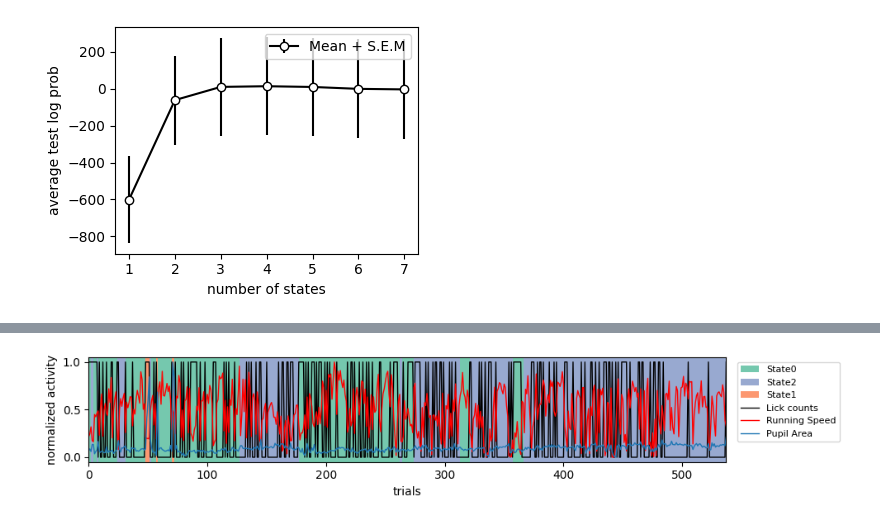
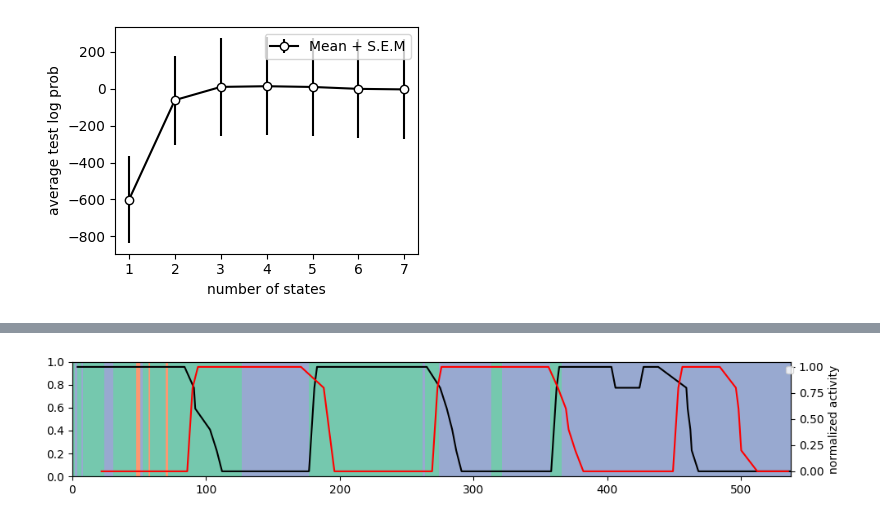
Before and after one commit to AllenSWDB/SWDB_2025_Behavior-States, a Jupyter notebook: code/Workshop-2.ipynb, the cells around one changed output, grey strips where cells are left out. Drawn from its saved outputs; the diff is of its cells as text; code cells hidden in the pictures.

Commit message:
Update response rate evaluations

```diff
--- a/code/Workshop-2.ipynb
+++ b/code/Workshop-2.ipynb
@@ -78,10 +78,10 @@ behavior_data = pd.DataFrame({
 })
 
 # response rates
-vis1_response_rate = trials[(trials["stim_name"] == 'vis1') & (trials.is_go)].is_hit.rolling(10).mean()
-vis2_response_rate = trials[(trials["stim_name"] == 'vis2') & (trials.is_go)].is_hit.rolling(10).mean()
-sound1_response_rate = trials[(trials["stim_name"] == 'sound1') & (trials.is_go)].is_hit.rolling(10).mean()
-sound2_response_rate = trials[(trials["stim_name"] == 'sound2') & (trials.is_go)].is_hit.rolling(10).mean()
+vis1_response_rate = trials[(trials["stim_name"] == 'vis1')].is_hit.rolling(5).mean()
+vis2_response_rate = trials[(trials["stim_name"] == 'vis2')].is_hit.rolling(5).mean()
+sound1_response_rate = trials[(trials["stim_name"] == 'sound1')].is_hit.rolling(5).mean()
+sound2_response_rate = trials[(trials["stim_name"] == 'sound2')].is_hit.rolling(5).mean()
 
 task_data = pd.DataFrame({
     'vis1_reponse_rate': vis1_response_rate,
@@ -128,7 +128,7 @@ for num_states in range(1, 8):
     test_log_probs = []
     predicted_states = np.zeros([observations.shape[0], n_batches], dtype = int)
 
-    for batch in trange(n_batches):
+    for batch in range(n_batches):
         # Extract all but this batch for training
         train_observations = np.concatenate([batched_observations[:batch], batched_observations[batch+1:]])#.reshape((n_batches - 1)*batch_size, -1)
         flat_train_observations = train_observations.reshape((n_batches - 1) * batch_size, -1)
@@ -216,35 +234,37 @@ most_likely_states = final_hmm.most_likely_states(params, input_data)
 
 # Overlay the precision and recall curves on top of the inferred states
 fig, ax = plt.subplots(figsize=(10, 2))
 cmap =sns.color_palette("Set2", best_num_states)
 bounds=np.arange(-0.5, best_num_states, 0.5)
 
 # Define state boundaries
 states = most_likely_states
 switch_trials = np.where(np.diff(states))[0]
 switch_trials = np.concatenate(([0], switch_trials, [len(go_trials)-1]))
 
 # Plot the states
 for i, trial in enumerate(switch_trials[:-1]):
     for state_no in range(best_num_states):
         if states[trial+1] == state_no:
             ax.axvspan(go_trials[trial], go_trials[switch_trials[i+1]],
                        facecolor= cmap[state_no], alpha=0.9, label = 'State' + str(state_no))
 
 # Overlay behavioral variables
 
-plt.plot(go_trials, minmax(lick_counts), '-k', label="Lick counts", lw = 1 )
-plt.plot(go_trials, minmax(mean_speed), color = 'r', label="Running Speed", lw = 1)
-plt.plot(go_trials, minmax(mean_pupil_area), color = 'tab:blue', label="Pupil Area", lw = 1)
 
+ax2 = ax.twinx()
+ax2.plot(sound1_response_rate, color = 'k')
+ax2.plot(vis1_response_rate, color = 'r')
+# plt.plot(go_trials, minmax(mean_speed), color = 'r', label="Running Speed", lw = 1)
+# plt.plot(go_trials, minmax(mean_pupil_area), color = 'tab:blue', label="Pupil Area", lw = 1)
 
 # Formatting
 plt.xlim(go_trials[0], go_trials[-1])
 plt.ylabel("normalized activity")
 plt.xlabel("trials")
-handles, labels = plt.gca().get_legend_handles_labels()
+handles, labels = fig.gca().get_legend_handles_labels()
 by_label = dict(zip(labels, handles))
 plt.legend(by_label.values(), by_label.keys(), bbox_to_anchor = (1.01, 1), fontsize = 8)
 plt.tight_layout()
 # %% [output]
-[figure, old version]
+[figure, new version]
```
Also changed, not shown: parts of 2 cells of this notebook.
